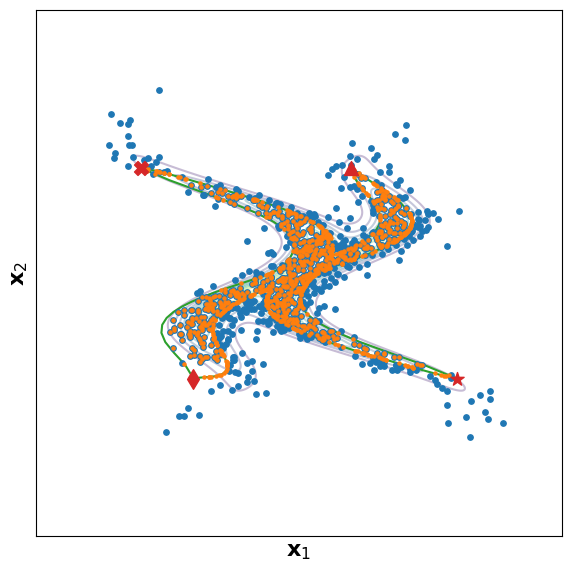
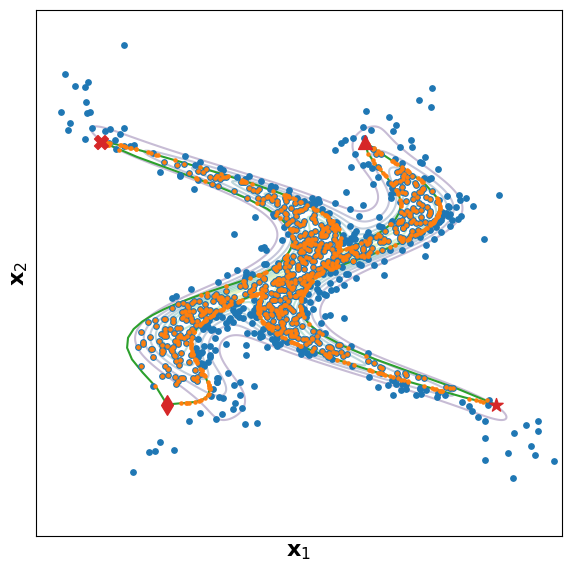
Code edit (unified diff) that turned the first committed figure into the second:
--- before
+++ after
@@ -24,6 +24,6 @@
 plt.xlabel(r'$\mathbf{x}_1$')
 plt.ylabel(r'$\mathbf{x}_2$')
-plt.xlim(-5, 5)
-plt.ylim(-5, 5)
+plt.xlim(-4, 4)
+plt.ylim(-4, 4)
 plt.xticks([])
 plt.yticks([])
@@ -44,6 +44,6 @@
 plt.xlabel(r'$\mathbf{x}_1$')
 plt.ylabel(r'$\mathbf{x}_2$')
-plt.xlim(-5, 5)
-plt.ylim(-5, 5)
+plt.xlim(-4, 4)
+plt.ylim(-4, 4)
 plt.xticks([])
 plt.yticks([])

Commit: minor changes